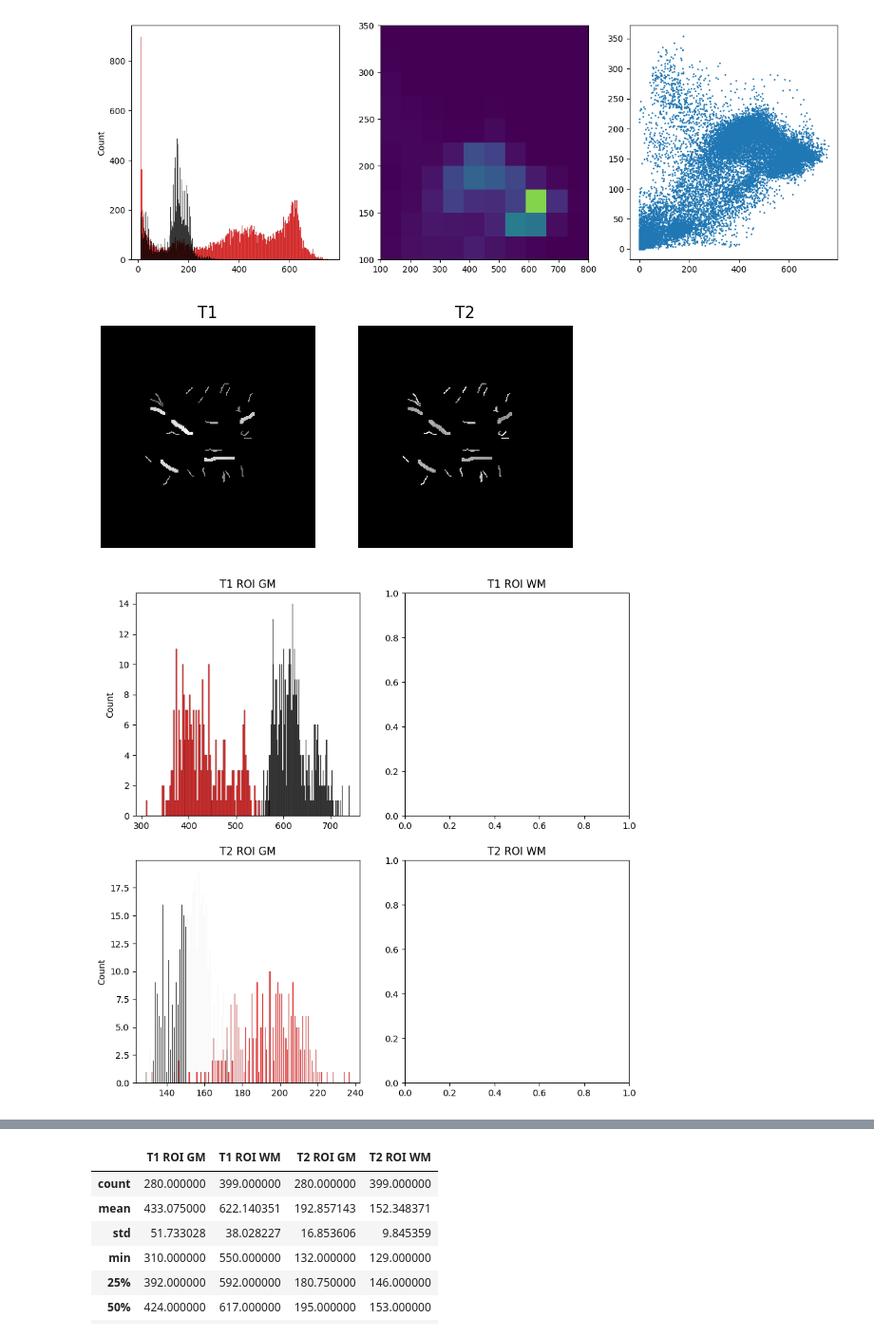
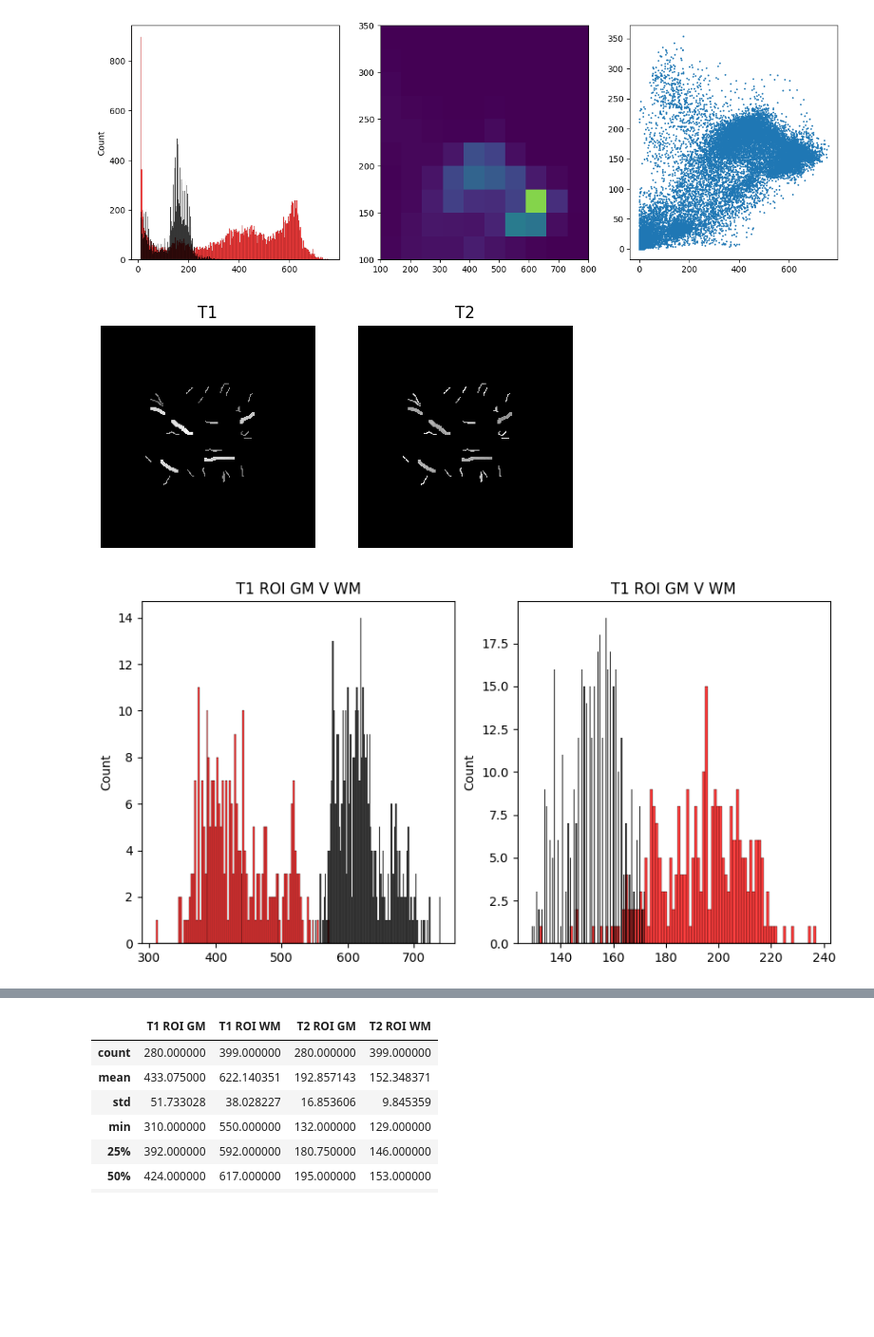
Before and after one commit to RaixSplitter/ImageAnalysis, a Jupyter notebook: exercises/ex6b-AdvancedPixelClassification/AdvancedPixelClassification.ipynb, the cells around one changed output, grey strips where cells are left out. Shown: that part at 95% size. Drawn from its saved outputs; the diff is of its cells as text; code cells hidden in the pictures; blank space fills up the shorter version.

```diff
--- a/exercises/ex6b-AdvancedPixelClassification/AdvancedPixelClassification.ipynb
+++ b/exercises/ex6b-AdvancedPixelClassification/AdvancedPixelClassification.ipynb
@@ -127,38 +127,36 @@ stat_data_T2_ROI_WM = img_data_T2_ROI_WM[img_data_T2_ROI_WM > 10]
 
 # ax[1, 1].imshow(img_data_T2_ROI_WM, cmap='gray')
 # ax[1, 1].set_title('T2 ROI WM')
 # ax[1, 1].axis('off')
 
 
 fig, ax = plt.subplots(1, 2, figsize=(10, 5))
 
 sns.histplot(stat_data_T1_ROI_GM, bins = 100, color='red', ax=ax[0])
 sns.histplot(stat_data_T1_ROI_WM, bins = 100, color='black', ax=ax[0])
 sns.histplot(stat_data_T2_ROI_GM, bins = 100, color='red', ax=ax[1])
 sns.histplot(stat_data_T2_ROI_WM, bins = 100, color='black', ax=ax[1])
 
-ax[0,0].set_title('T1 ROI GM')
-ax[0,1].set_title('T1 ROI WM')
-ax[1,0].set_title('T2 ROI GM')
-ax[1,1].set_title('T2 ROI WM')
+ax[0].set_title('T1 ROI GM V WM')
+ax[1].set_title('T1 ROI GM V WM')
 plt.show()
 
 fig,ax = plt.subplots(1, 2)
 ax[0].hist2d(img_data_T1_ROI_GM.ravel(), img_data_T2_ROI_GM.ravel(), range=([[100, 800], [100, 350]]))
 ax[1].hist2d(img_data_T1_ROI_WM.ravel(), img_data_T2_ROI_WM.ravel(), range=([[100, 800], [100, 350]]))
 
 ax[0].set_title('T1xT2 ROI GM')
 ax[1].set_title('T1xT2 ROI WM')
 plt.show()
 
 plt.scatter(img_data_T1_ROI_GM.ravel(), img_data_T2_ROI_GM.ravel(), s=1)
 plt.scatter(img_data_T1_ROI_WM.ravel(), img_data_T2_ROI_WM.ravel(), s=1)
 plt.legend(['GM', 'WM'])
 ax[0].set_title('T1xT2 ROI GM & WM')
 plt.show()
 # %% [output]
 [figure]
-[figure, old version]
+[figure, new version]
 [figure]
 [figure]
 # %%
```
